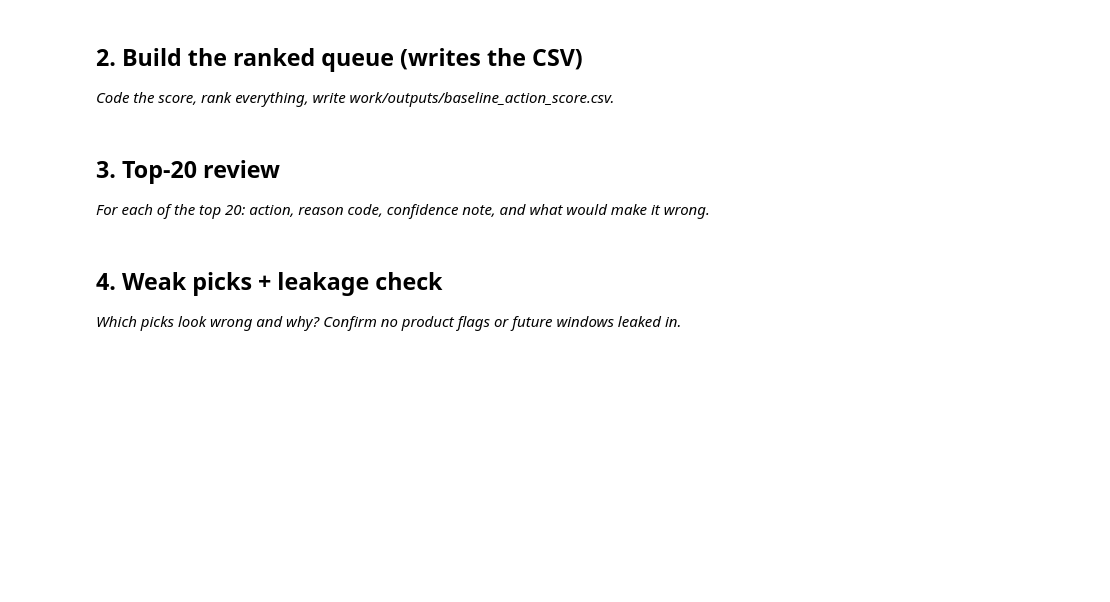
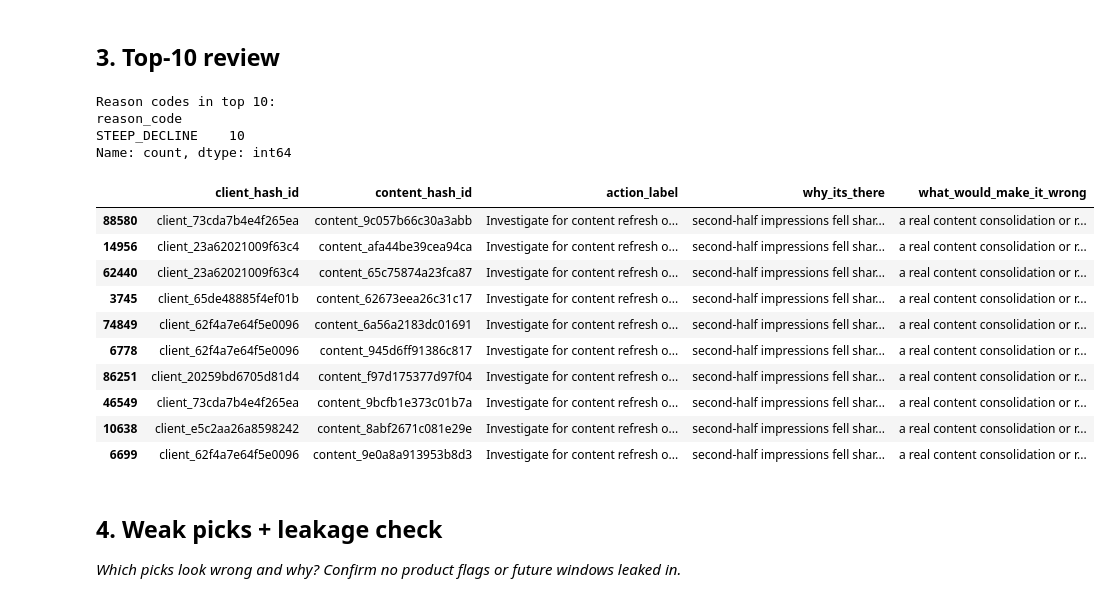
Before and after one commit to yasmeenmh90-beep/flyrank-ml-internship-starter, a Jupyter notebook: work/notebooks/w04_baseline_score.ipynb, the cells around one changed output. Cells and saved outputs as stored; diff of their text form; code cells hidden in the pictures; blank space fills up the shorter version.

```diff
--- a/work/notebooks/w04_baseline_score.ipynb
+++ b/work/notebooks/w04_baseline_score.ipynb
@@ -13,7 +192,3 @@ This skeleton is yours to fill. Work the sections **in order** — each one has
 # %%
 # This cell is for CODE (numbers, a query, a check).
 # Write your text answer in the cell ABOVE this one — typing sentences here breaks Run All.
-# %% [markdown]
-## 2. Build the ranked queue (writes the CSV)
-
-*Code the score, rank everything, write work/outputs/baseline_action_score.csv.*
@@ -23,4 +194,0 @@ This skeleton is yours to fill. Work the sections **in order** — each one has
-# %% [markdown]
-## 3. Top-20 review
-
-*For each of the top 20: action, reason code, confidence note, and what would make it wrong.*
@@ -30,3 +195,48 @@ This skeleton is yours to fill. Work the sections **in order** — each one has
+# %% [markdown]
+## 3. Top-10 review
+# %%
+action_label_map = {
+    "STEEP_DECLINE": "Investigate for content refresh or consolidation",
+    "POOR_POSITION_HIGH_VOLUME": "Prioritize for on-page SEO improvement",
+    "LOW_ENGAGEMENT": "Review content-to-intent fit",
+}
+reason_summary_map = {
+    "STEEP_DECLINE": "second-half impressions fell sharply vs first-half",
+    "POOR_POSITION_HIGH_VOLUME": "high first-half volume but position worse than 20",
+    "LOW_ENGAGEMENT": "GA4 shows engaged sessions under 30% of pageviews",
+}
+wrong_map = {
+    "STEEP_DECLINE": "a real content consolidation or redirect, or a seasonal dip, would look identical to a genuine decline",
+    "POOR_POSITION_HIGH_VOLUME": "a very recently published page could still be climbing rankings normally",
+    "LOW_ENGAGEMENT": "a quick-answer page (e.g. a converter) is supposed to have short, low-engagement visits — that's success, not failure",
+}
+
+feats["action_label"] = feats["reason_code"].map(action_label_map)
+queue = feats[feats["reason_code"] != "STABLE"].sort_values("action_score", ascending=False)
+
+top10 = queue.head(10).copy()
+top10["why_its_there"] = top10["reason_code"].map(reason_summary_map)
+top10["what_would_make_it_wrong"] = top10["reason_code"].map(wrong_map)
+
+print("Reason codes in top 10:")
+print(top10["reason_code"].value_counts())
+top10[["client_hash_id", "content_hash_id", "action_label", "why_its_there", "what_would_make_it_wrong"]]
+# %% [output]
+Reason codes in top 10:
+reason_code
+STEEP_DECLINE    10
+Name: count, dtype: int64
+|  | client_hash_id | content_hash_id | action_label | why_its_there | what_would_make_it_wrong |
+| 88580 | client_73cda7b4e4f265ea | content_9c057b66c30a3abb | Investigate for content refresh o... | second-half impressions fell shar... | a real content consolidation or r... |
+| 14956 | client_23a62021009f63c4 | content_afa44be39cea94ca | Investigate for content refresh o... | second-half impressions fell shar... | a real content consolidation or r... |
+| 62440 | client_23a62021009f63c4 | content_65c75874a23fca87 | Investigate for content refresh o... | second-half impressions fell shar... | a real content consolidation or r... |
+| 3745 | client_65de48885f4ef01b | content_62673eea26c31c17 | Investigate for content refresh o... | second-half impressions fell shar... | a real content consolidation or r... |
+| 74849 | client_62f4a7e64f5e0096 | content_6a56a2183dc01691 | Investigate for content refresh o... | second-half impressions fell shar... | a real content consolidation or r... |
+| 6778 | client_62f4a7e64f5e0096 | content_945d6ff91386c817 | Investigate for content refresh o... | second-half impressions fell shar... | a real content consolidation or r... |
+| 86251 | client_20259bd6705d81d4 | content_f97d175377d97f04 | Investigate for content refresh o... | second-half impressions fell shar... | a real content consolidation or r... |
+| 46549 | client_73cda7b4e4f265ea | content_9bcfb1e373c01b7a | Investigate for content refresh o... | second-half impressions fell shar... | a real content consolidation or r... |
+| 10638 | client_e5c2aa26a8598242 | content_8abf2671c081e29e | Investigate for content refresh o... | second-half impressions fell shar... | a real content consolidation or r... |
+| 6699 | client_62f4a7e64f5e0096 | content_9e0a8a913953b8d3 | Investigate for content refresh o... | second-half impressions fell shar... | a real content consolidation or r... |
 # %% [markdown]
 ## 4. Weak picks + leakage check
 
```
Also changed, not shown: parts of 19 cells of this notebook.
